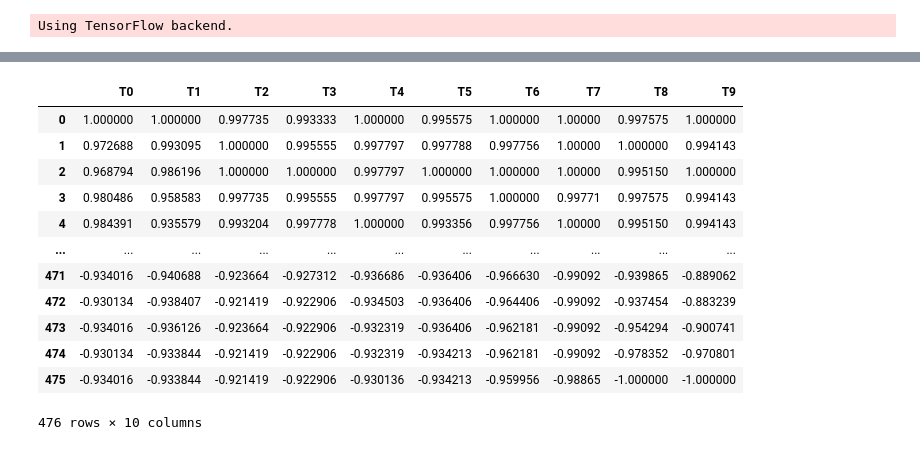
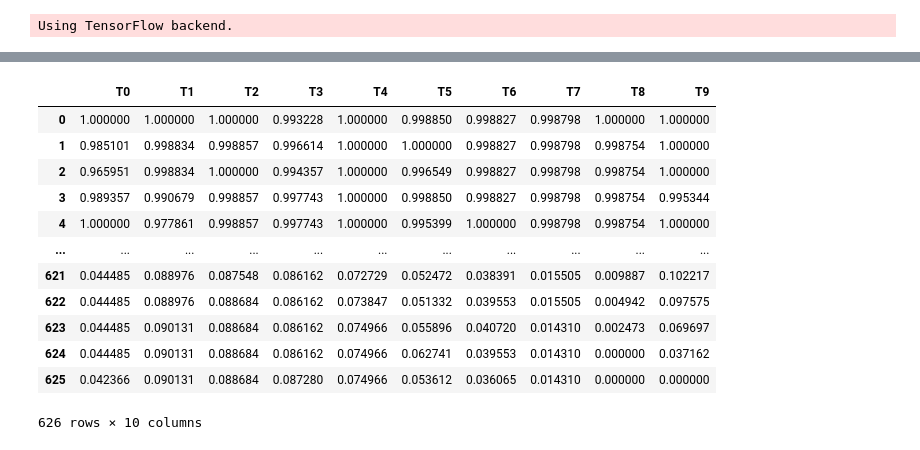
Before and after one commit to yogenderPalChandra/jospehus_DL, a Jupyter notebook: DL_dischargeIncreasedFeatures.ipynb, the cells around one changed output, grey strips where cells are left out. Cells and saved outputs as stored; diff of their text form; code cells hidden in the pictures.

```diff
--- a/DL_dischargeIncreasedFeatures.ipynb
+++ b/DL_dischargeIncreasedFeatures.ipynb
@@ -33,7 +33,8 @@ def file():
     #path = '/home/yogender/Desktop/KaggleHousePricePrediction/raspiData/Raspi2_second_currentLoop_RemoteMySql'
     #file_name = 'csvFile_2021_04_20'
     #file_name = 'csvFile_2021_04_28'
-    file_name = 'csvFile_2021_05_13'
+    #file_name = 'csvFile_2021_04_28'
+    file_name = 'csvFile_2021_05_24'
     #file_name = 'DLTemLongerDatasetDischargecsvFile_2021_05_20'
     #file_name = 'csvFile_2021_04_19'
     #file_name ='csvFile_2021_03_30'
@@ -284,7 +290,7 @@ Normalization is done feature-wise (that means column-wise).
 """
 
 def normalize(X):
-    scaler = MinMaxScaler(feature_range=(-1, 1))
+    scaler = MinMaxScaler(feature_range=(0, 1))
     scaler = scaler.fit(X)
     scaled_data = scaler.transform(X)
     return scaled_data, scaler
@@ -335,22 +341,22 @@ batch_size = 2000
 # %%
 X = df_nrm.iloc[:, 3:]
 y =df_nrm.iloc[:, 3:]
-m = df_nrm[[ 'entropy', 'availability', 'flowLoad']]
-y
+mh = df_nrm[[ 'entropy', 'availability', 'flowLoad']]
+X
 # %% [output]
 |  | T0 | T1 | T2 | T3 | T4 | T5 | T6 | T7 | T8 | T9 |
-| 0 | 1.000000 | 1.000000 | 0.997735 | 0.993333 | 1.000000 | 0.995575 | 1.000000 | 1.00000 | 0.997575 | 1.000000 |
-| 1 | 0.972688 | 0.993095 | 1.000000 | 0.995555 | 0.997797 | 0.997788 | 0.997756 | 1.00000 | 1.000000 | 0.994143 |
-| 2 | 0.968794 | 0.986196 | 1.000000 | 1.000000 | 0.997797 | 1.000000 | 1.000000 | 1.00000 | 0.995150 | 1.000000 |
-| 3 | 0.980486 | 0.958583 | 0.997735 | 0.995555 | 0.997797 | 0.995575 | 1.000000 | 0.99771 | 0.997575 | 0.994143 |
-| 4 | 0.984391 | 0.935579 | 0.993204 | 0.997778 | 1.000000 | 0.993356 | 0.997756 | 1.00000 | 0.995150 | 0.994143 |
+| 0 | 1.000000 | 1.000000 | 1.000000 | 0.993228 | 1.000000 | 0.998850 | 0.998827 | 0.998798 | 1.000000 | 1.000000 |
+| 1 | 0.985101 | 0.998834 | 0.998857 | 0.996614 | 1.000000 | 1.000000 | 0.998827 | 0.998798 | 0.998754 | 1.000000 |
+| 2 | 0.965951 | 0.998834 | 1.000000 | 0.994357 | 1.000000 | 0.996549 | 0.998827 | 0.998798 | 0.998754 | 1.000000 |
+| 3 | 0.989357 | 0.990679 | 0.998857 | 0.997743 | 1.000000 | 0.998850 | 0.998827 | 0.998798 | 0.998754 | 0.995344 |
+| 4 | 1.000000 | 0.977861 | 0.998857 | 0.997743 | 1.000000 | 0.995399 | 1.000000 | 0.998798 | 0.998754 | 1.000000 |
 | ... | ... | ... | ... | ... | ... | ... | ... | ... | ... | ... |
-| 471 | -0.934016 | -0.940688 | -0.923664 | -0.927312 | -0.936686 | -0.936406 | -0.966630 | -0.99092 | -0.939865 | -0.889062 |
-| 472 | -0.930134 | -0.938407 | -0.921419 | -0.922906 | -0.934503 | -0.936406 | -0.964406 | -0.99092 | -0.937454 | -0.883239 |
-| 473 | -0.934016 | -0.936126 | -0.923664 | -0.922906 | -0.932319 | -0.936406 | -0.962181 | -0.99092 | -0.954294 | -0.900741 |
-| 474 | -0.930134 | -0.933844 | -0.921419 | -0.922906 | -0.932319 | -0.934213 | -0.962181 | -0.99092 | -0.978352 | -0.970801 |
-| 475 | -0.934016 | -0.933844 | -0.921419 | -0.922906 | -0.930136 | -0.934213 | -0.959956 | -0.98865 | -1.000000 | -1.000000 |
+| 621 | 0.044485 | 0.088976 | 0.087548 | 0.086162 | 0.072729 | 0.052472 | 0.038391 | 0.015505 | 0.009887 | 0.102217 |
+| 622 | 0.044485 | 0.088976 | 0.088684 | 0.086162 | 0.073847 | 0.051332 | 0.039553 | 0.015505 | 0.004942 | 0.097575 |
+| 623 | 0.044485 | 0.090131 | 0.088684 | 0.086162 | 0.074966 | 0.055896 | 0.040720 | 0.014310 | 0.002473 | 0.069697 |
+| 624 | 0.044485 | 0.090131 | 0.088684 | 0.086162 | 0.074966 | 0.062741 | 0.039553 | 0.014310 | 0.000000 | 0.037162 |
+| 625 | 0.042366 | 0.090131 | 0.088684 | 0.087280 | 0.074966 | 0.053612 | 0.036065 | 0.014310 | 0.000000 | 0.000000 |
-476 rows × 10 columns
+626 rows × 10 columns
 # %%
 Xdf1, ydf1 = prepare_df(X, mhp, y)
 # %%
```
Also changed, not shown: parts of 32 cells of this notebook, 9 other files.
